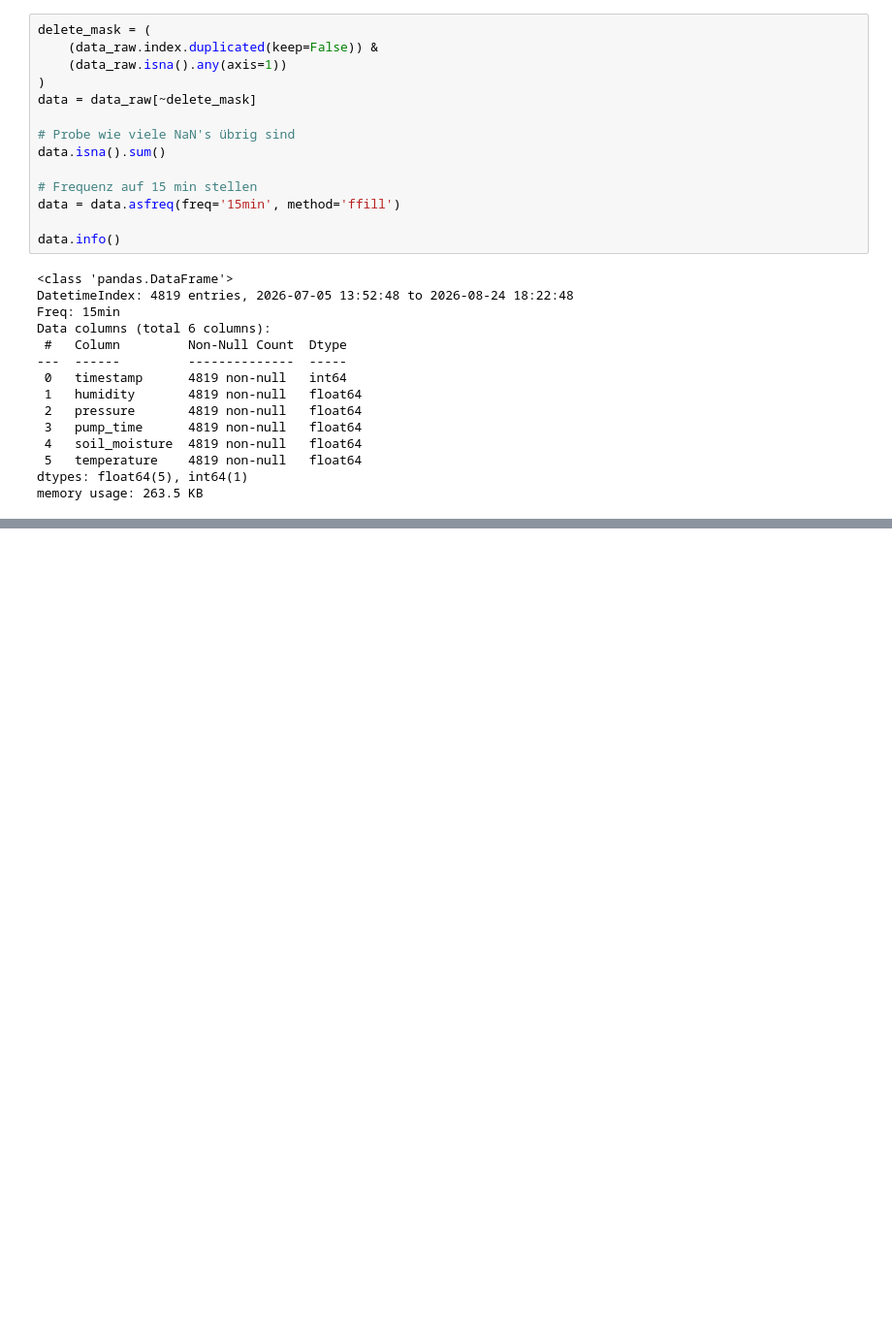
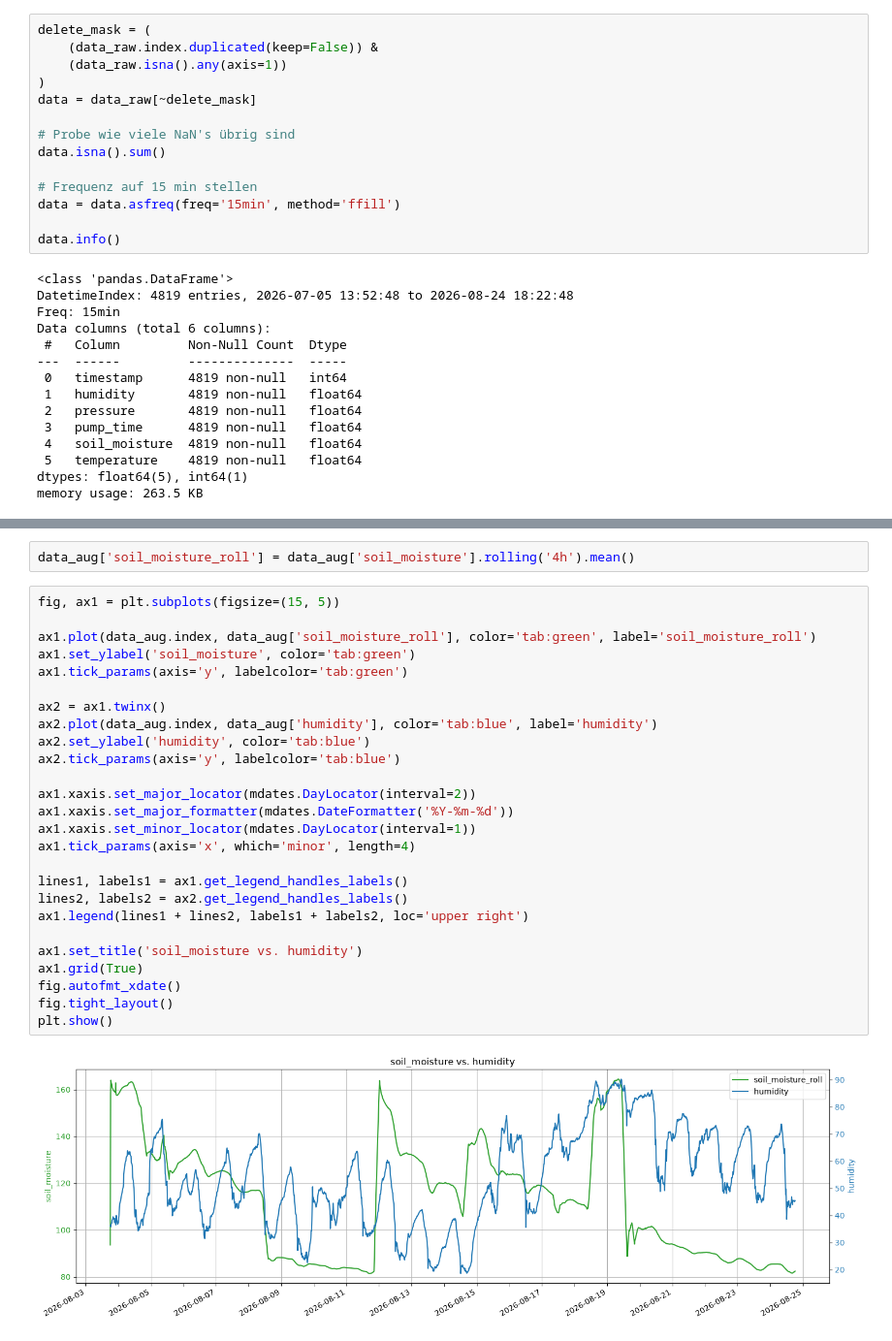
Before and after one commit to jankruse-dev/DataScience_Notebook, a Jupyter notebook: Data_Science_Jan_Kruse_1230471.ipynb, the cells around one changed output, grey strips where cells are left out. Shown at 97% size. Cells and saved outputs as stored; diff of their text form; blank space fills up the shorter version.

```diff
--- a/Data_Science_Jan_Kruse_1230471.ipynb
+++ b/Data_Science_Jan_Kruse_1230471.ipynb
@@ -584,0 +310,30 @@ Wie schon in der Regression schneidet der **Random Forest schlechter als der Dum
+# %%
+data_aug['soil_moisture_roll'] = data_aug['soil_moisture'].rolling('4h').mean()
+# %%
+fig, ax1 = plt.subplots(figsize=(15, 5))
+
+ax1.plot(data_aug.index, data_aug['soil_moisture_roll'], color='tab:green', label='soil_moisture_roll')
+ax1.set_ylabel('soil_moisture', color='tab:green')
+ax1.tick_params(axis='y', labelcolor='tab:green')
+
+ax2 = ax1.twinx()
+ax2.plot(data_aug.index, data_aug['humidity'], color='tab:blue', label='humidity')
+ax2.set_ylabel('humidity', color='tab:blue')
+ax2.tick_params(axis='y', labelcolor='tab:blue')
+
+ax1.xaxis.set_major_locator(mdates.DayLocator(interval=2))
+ax1.xaxis.set_major_formatter(mdates.DateFormatter('%Y-%m-%d'))
+ax1.xaxis.set_minor_locator(mdates.DayLocator(interval=1))
+ax1.tick_params(axis='x', which='minor', length=4)
+
+lines1, labels1 = ax1.get_legend_handles_labels()
+lines2, labels2 = ax2.get_legend_handles_labels()
+ax1.legend(lines1 + lines2, labels1 + labels2, loc='upper right')
+
+ax1.set_title('soil_moisture vs. humidity')
+ax1.grid(True)
+fig.autofmt_xdate()
+fig.tight_layout()
+plt.show()
+# %% [output]
+[figure, added]
```
Also changed, not shown: parts of 95 cells of this notebook, 2 other files.
